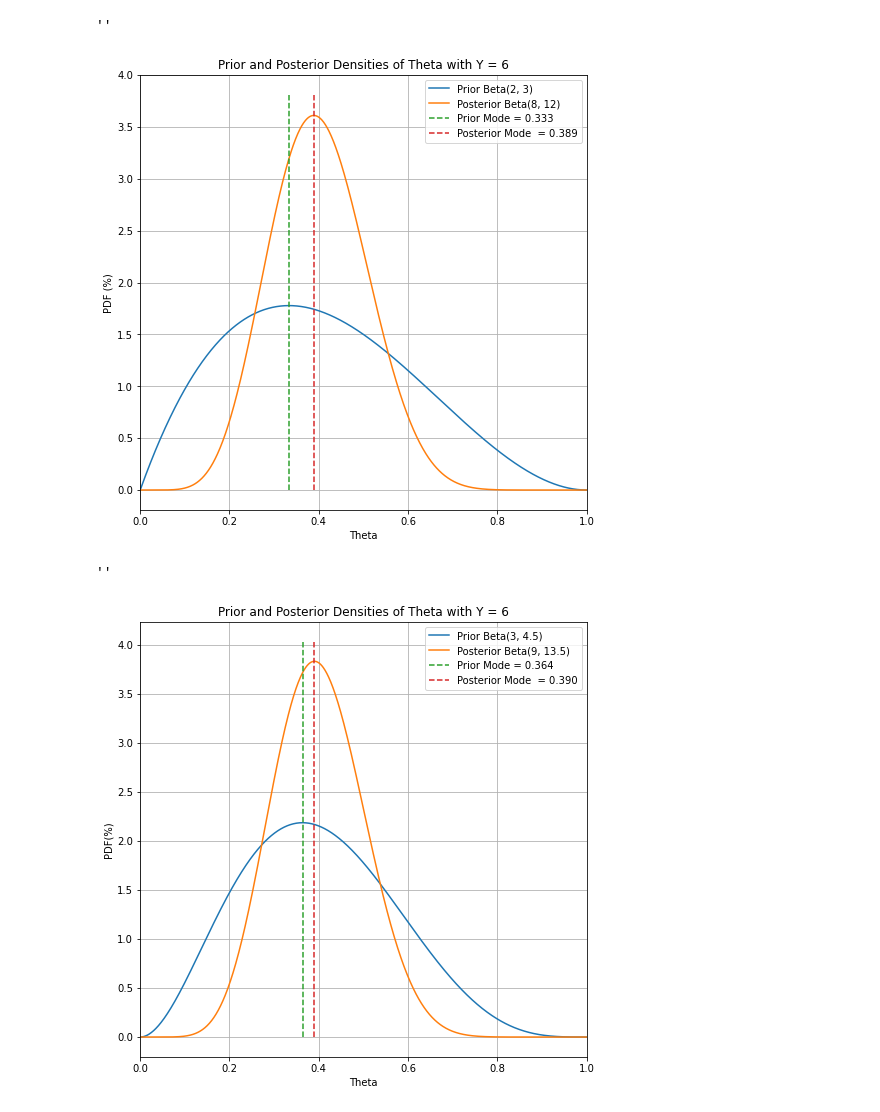
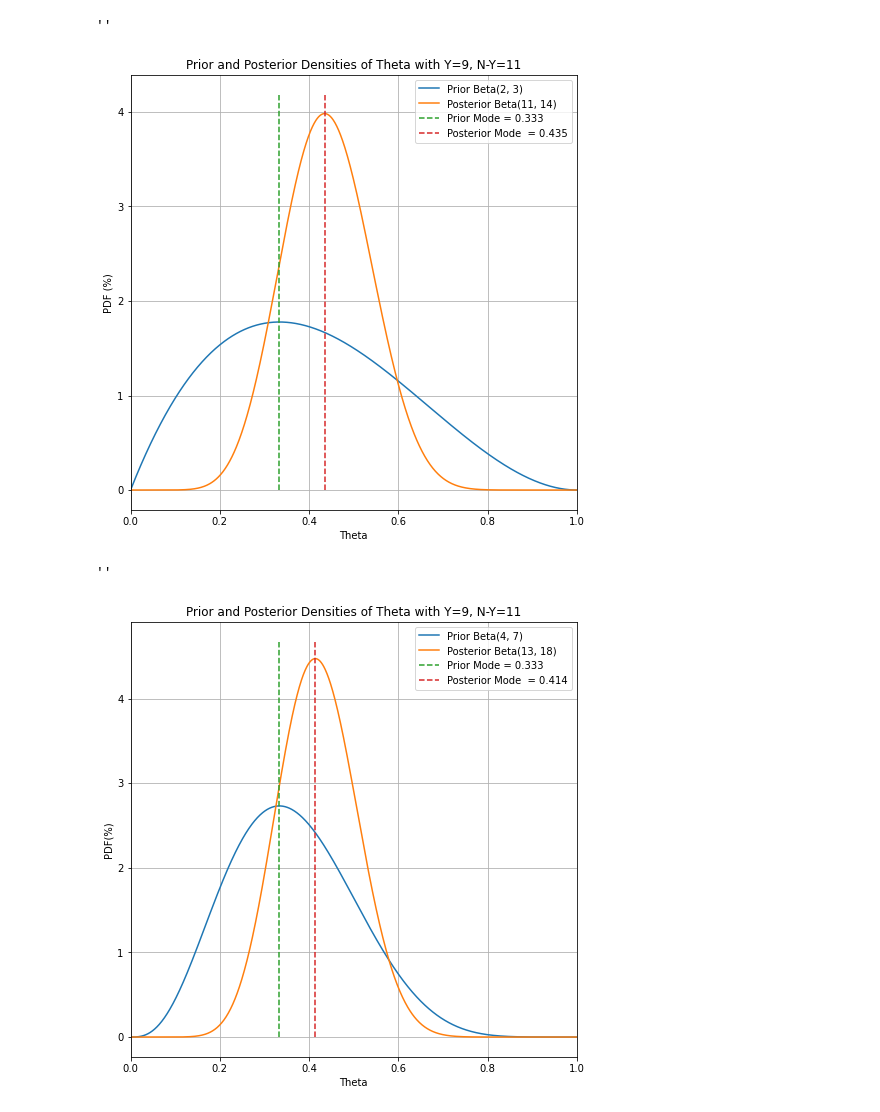
Before and after one commit to calldrj/Statistics, a Jupyter notebook: Bayesian.Lab.ipynb, the cells around one changed output. Saved outputs shown, nothing was run; the diff lists cells and outputs as text; code cells hidden in the pictures.

```diff
--- a/Bayesian.Lab.ipynb
+++ b/Bayesian.Lab.ipynb
@@ -4,31 +4,31 @@ import numpy as np
 from scipy.stats import beta, gamma
 import matplotlib.pyplot as plt
 # %%
-ay, by, a0, b0 = 6, 9, 2, 3
+ay, by, a0, b0 = 9, 11, 2, 3
 A, B = (a0, a0 + ay),(b0, b0 + by)
 M = (A[0] - 1) / (A[0] + B[0] - 2), (A[1] - 1) / (A[1] + B[1] - 2)
 X = np.linspace(0, 1, 1001)
 Y = [beta.pdf(X, a, b) for a, b in zip(A, B)]
 
 plt.gcf().set_size_inches(8, 8)
 plt.plot(X, Y[0], label='Prior Beta({}, {})'.format(A[0], B[0]))
 plt.plot(X, Y[1], label='Posterior Beta({}, {})'.format(A[1], B[1]))
 plt.plot([M[0], M[0]], [0, max(Y[1]) + 0.2], linestyle='dashed',
          label='Prior Mode = {:.3f}'.format(M[0]))
 plt.plot([M[1], M[1]], [0, max(Y[1]) + 0.2], linestyle='dashed',
          label='Posterior Mode  = {:.3f}'.format(M[1]))
 plt.xlim(0, 1)
 plt.grid(axis='both')
 plt.ylabel('PDF (%)')
 plt.xlabel('Theta')
 plt.legend(loc='best')
-plt.title('Prior and Posterior Densities of Theta with Y = 6')
+plt.title('Prior and Posterior Densities of Theta with Y=9, N-Y=11')
 ;
 # %% [output]
 ''
-[figure, old version]
+[figure, new version]
 # %%
-ay, by, a0, b0 = 6, 9, 3, 4.5
+ay, by, a0, b0 = 9, 11, 4, 7
 A, B = (a0, a0 + ay),(b0, b0 + by)
 M = (A[0] - 1) / (A[0] + B[0] - 2), (A[1] - 1) / (A[1] + B[1] - 2)
 X = np.linspace(0, 1, 1001)
@@ -46,8 +46,8 @@ plt.grid(axis='both')
 plt.ylabel('PDF(%)')
 plt.xlabel('Theta')
 plt.legend(loc='best')
-plt.title('Prior and Posterior Densities of Theta with Y = 6')
+plt.title('Prior and Posterior Densities of Theta with Y=9, N-Y=11')
 ;
 # %% [output]
 ''
-[figure, old version]
+[figure, new version]
```
